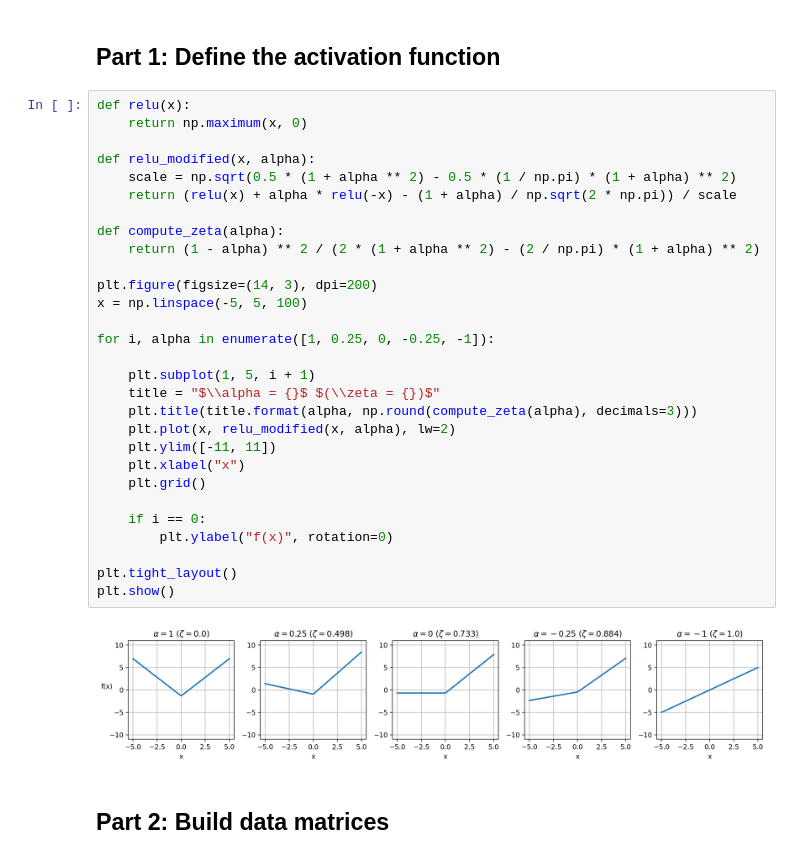
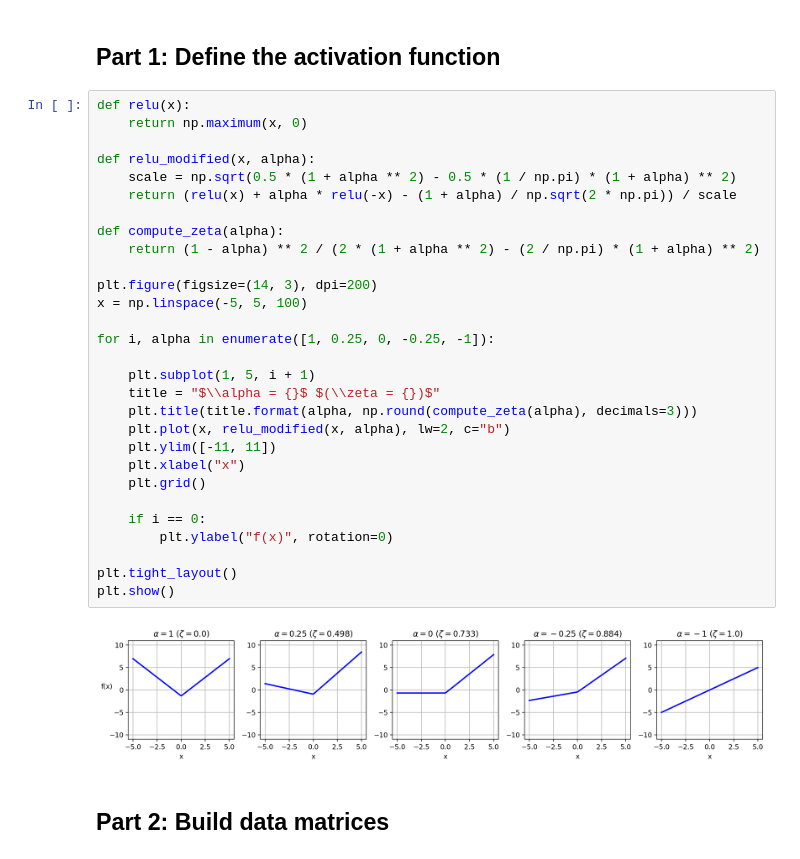
Before and after one commit to sichinaga/amath590-rmt-project, a Jupyter notebook: spectral_density.ipynb, the cells around one changed output. Cells and saved outputs as stored; diff of their text form.

```diff
--- a/spectral_density.ipynb
+++ b/spectral_density.ipynb
@@ -10,34 +10,34 @@ from tqdm import tqdm
 # %%
 def relu(x):
     return np.maximum(x, 0)
 
 def relu_modified(x, alpha):
     scale = np.sqrt(0.5 * (1 + alpha ** 2) - 0.5 * (1 / np.pi) * (1 + alpha) ** 2)
     return (relu(x) + alpha * relu(-x) - (1 + alpha) / np.sqrt(2 * np.pi)) / scale
 
 def compute_zeta(alpha):
     return (1 - alpha) ** 2 / (2 * (1 + alpha ** 2) - (2 / np.pi) * (1 + alpha) ** 2)
 
 plt.figure(figsize=(14, 3), dpi=200)
 x = np.linspace(-5, 5, 100)
 
 for i, alpha in enumerate([1, 0.25, 0, -0.25, -1]):
 
     plt.subplot(1, 5, i + 1)
     title = "$\\alpha = {}$ $(\\zeta = {})$"
     plt.title(title.format(alpha, np.round(compute_zeta(alpha), decimals=3)))
-    plt.plot(x, relu_modified(x, alpha), lw=2)
+    plt.plot(x, relu_modified(x, alpha), lw=2, c="b")
     plt.ylim([-11, 11])
     plt.xlabel("x")
     plt.grid()
 
     if i == 0:
         plt.ylabel("f(x)", rotation=0)
 
 plt.tight_layout()
 plt.show()
 # %% [output]
-[figure, old version]
+[figure, new version]
 # %% [markdown]
 ## Part 2: Build data matrices
 # %%
```
Also changed, not shown: parts of 10 cells of this notebook, 6 other files.
